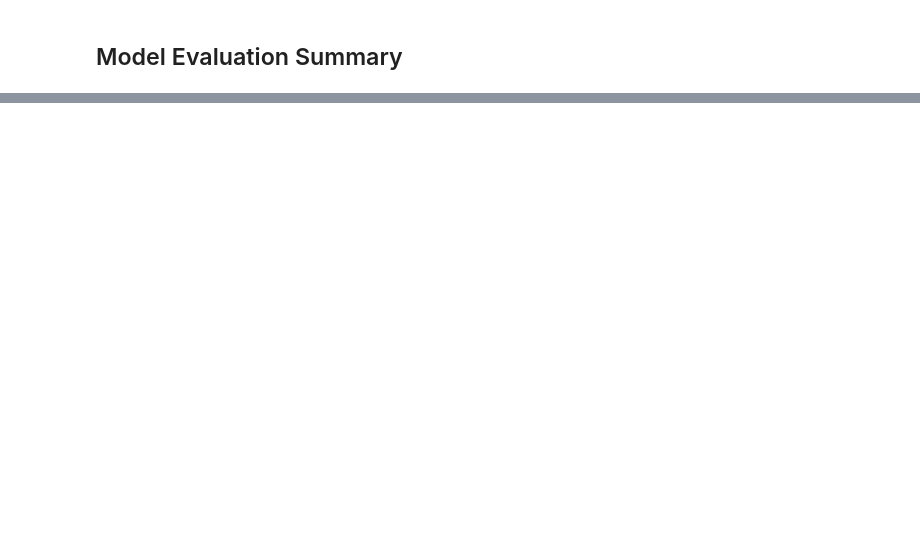
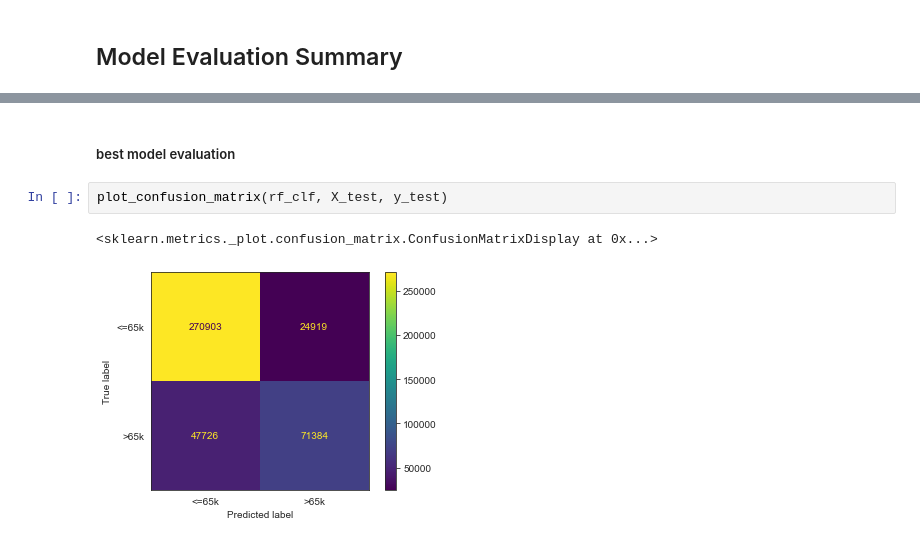
Before and after one commit to cierra4prez/Census_Income_Model, a Jupyter notebook: census_income_2019_EDA.ipynb, the cells around one changed output, grey strips where cells are left out. Drawn from its saved outputs; the diff is of its cells as text; blank space fills up the shorter version.

```diff
--- a/census_income_2019_EDA.ipynb
+++ b/census_income_2019_EDA.ipynb
@@ -807,0 +771,7 @@ plot_feature_imporances(dt_)
+# %% [markdown]
+##### best model evaluation
+# %%
+plot_confusion_matrix(rf_clf, X_test, y_test)
+# %% [output]
+<sklearn.metrics._plot.confusion_matrix.ConfusionMatrixDisplay at 0x...>
+[figure, added]
```
Also changed, not shown: parts of 36 cells of this notebook.
